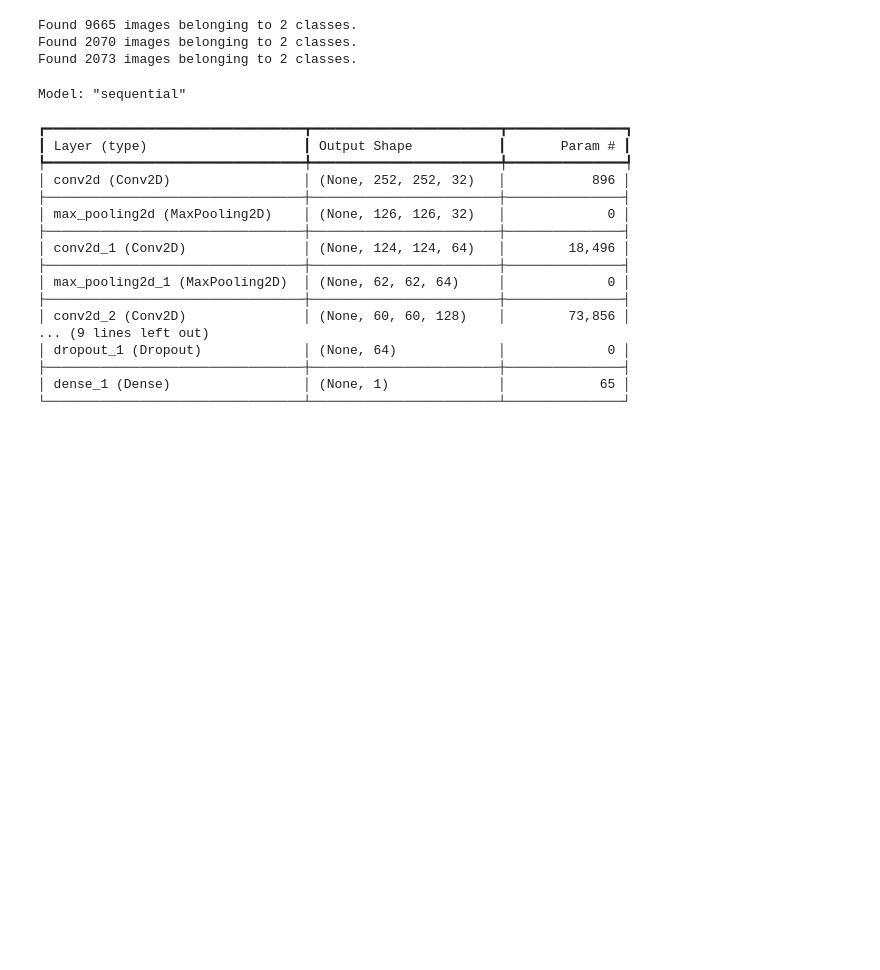
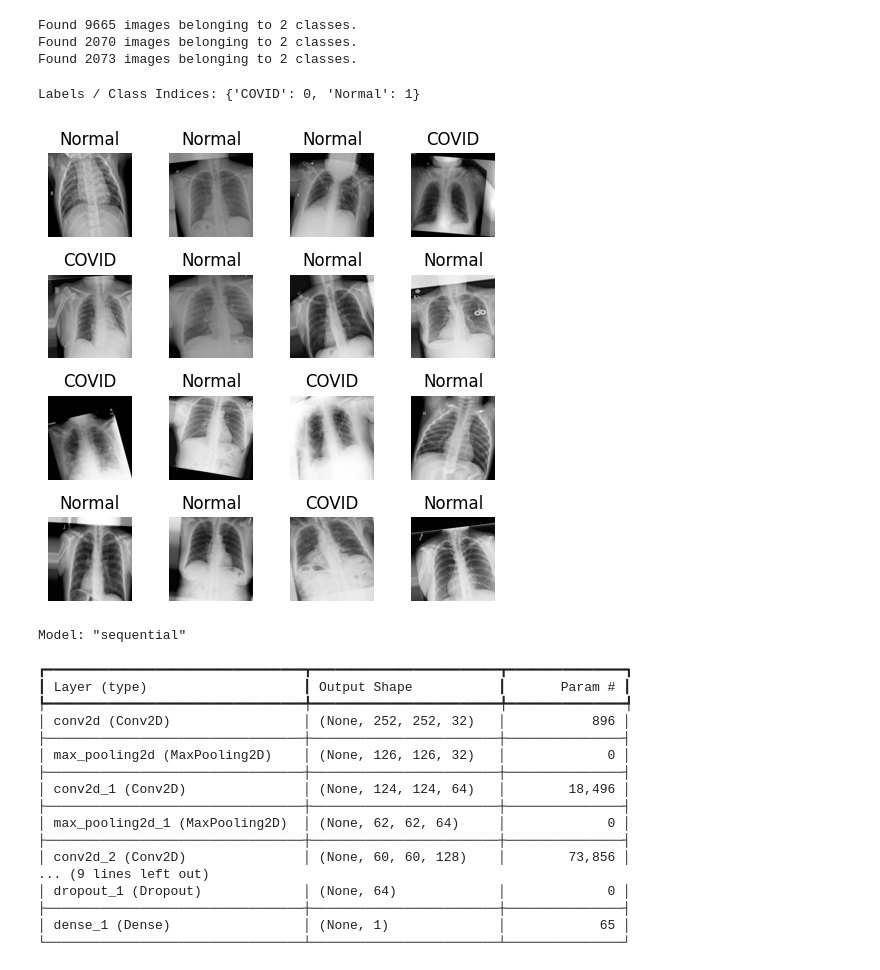
Before and after one commit to TaniaRizwan/CovidPrediction, a Jupyter notebook: Demo.ipynb, the cells around one changed output. Cells and saved outputs as stored; diff of their text form; code cells hidden in the pictures; blank space fills up the shorter version.

Commit message:
Added visualization of photos

```diff
--- a/Demo.ipynb
+++ b/Demo.ipynb
@@ -57,6 +57,26 @@ test_gen = img_rescale.flow_from_directory(
 Found 9665 images belonging to 2 classes.
 Found 2070 images belonging to 2 classes.
 Found 2073 images belonging to 2 classes.
+# %%
+# Visualize Images
+
+print("Labels / Class Indices:", train_gen.class_indices) # Covid = 0, Normal = 1
+
+images, labels = next(train_gen) # Get one batch
+
+plt.figure(figsize = (5, 5))
+for i in range(16):
+    plt.subplot(4, 4, i + 1)
+    plt.imshow(images[i])
+    label = "COVID" if labels[i] == 0 else "Normal"
+    plt.title(label)
+    plt.axis("off")
+
+plt.tight_layout()
+plt.show()
+# %% [output]
+Labels / Class Indices: {'COVID': 0, 'Normal': 1}
+[figure, added]
 # %%
 # Create CNN Model
 
```
